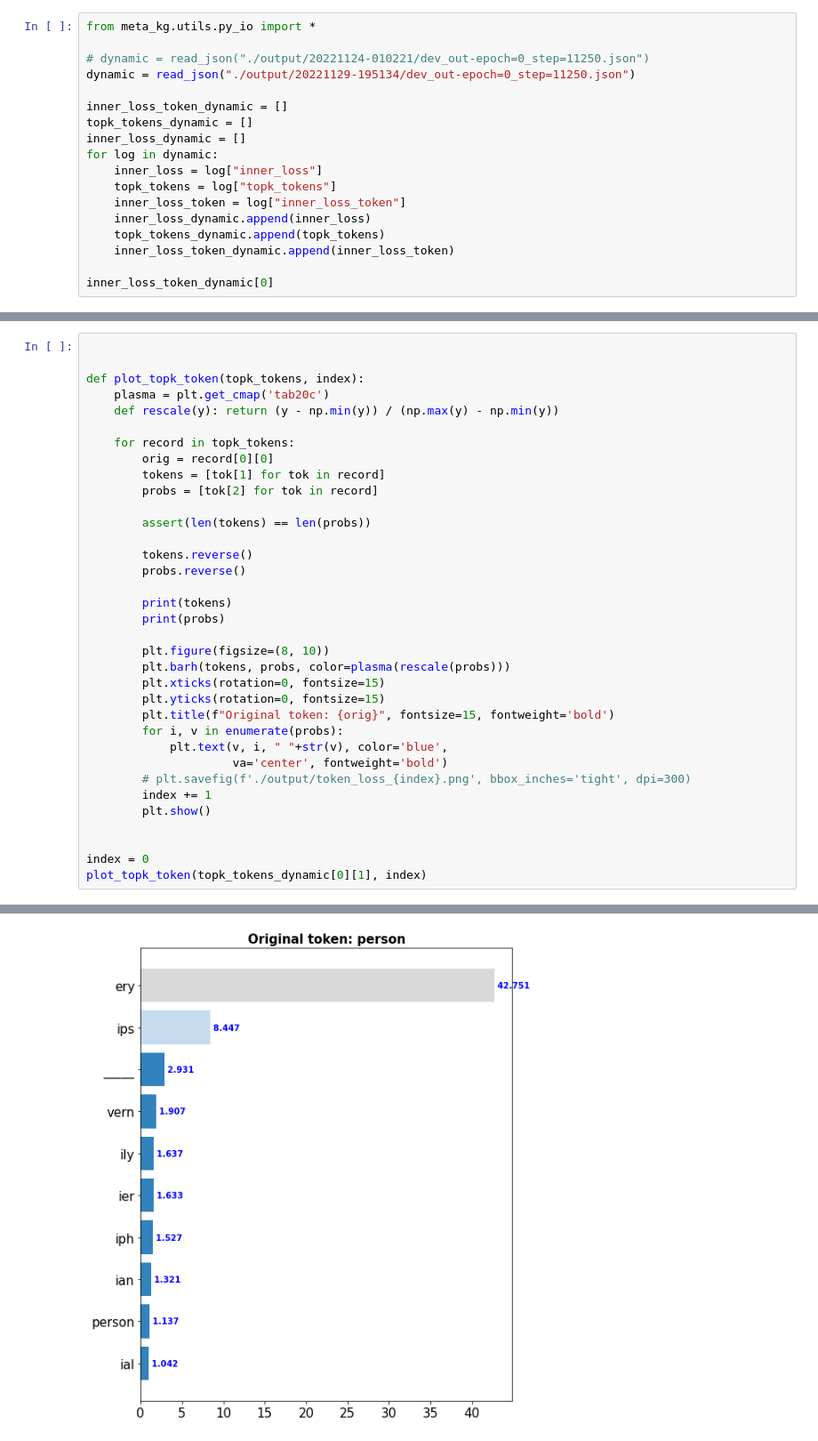
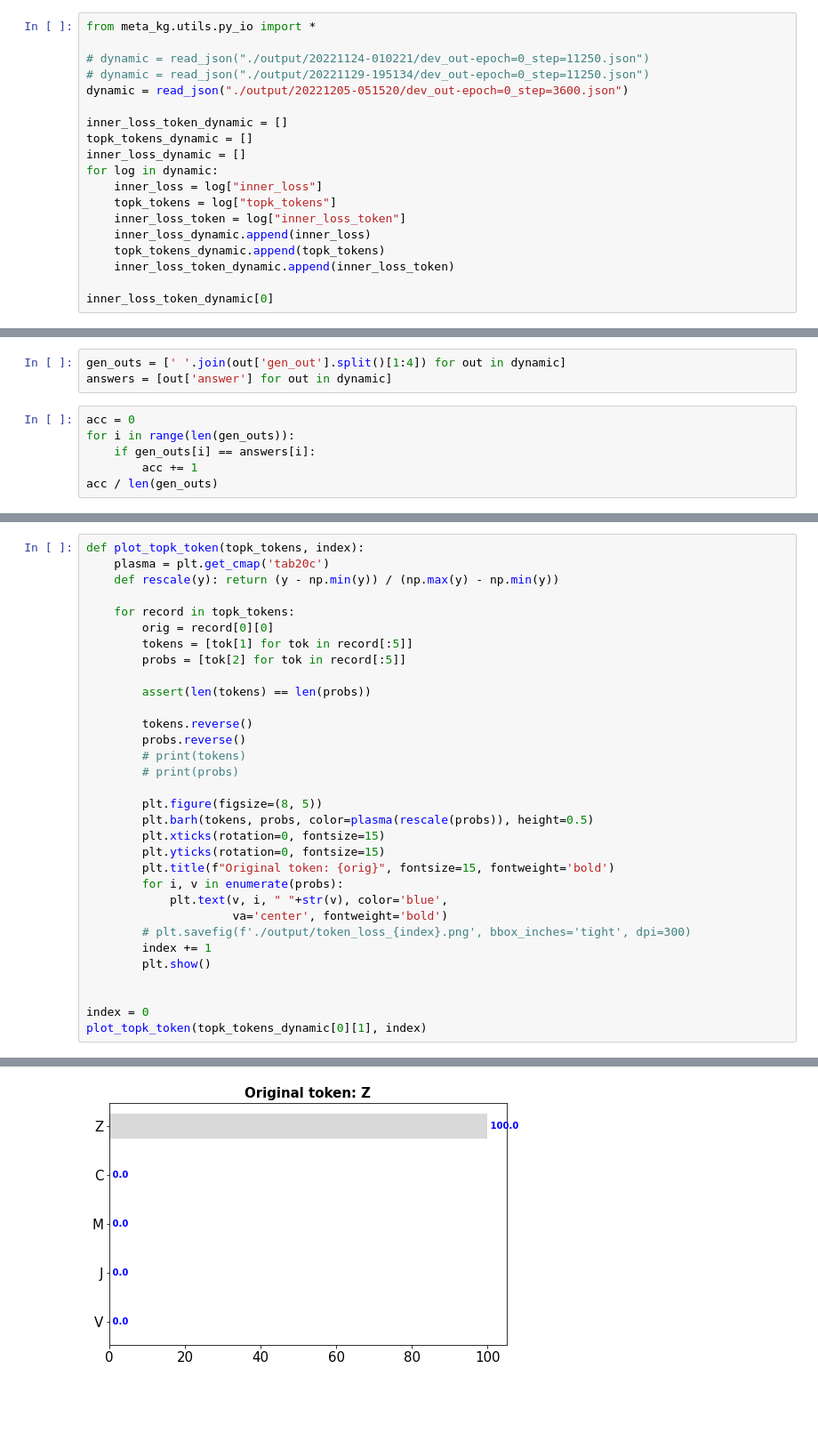
Before and after one commit to eric11eca/reckoning-metakg, a Jupyter notebook: inner_loop_analysis.ipynb, the cells around one changed output, grey strips where cells are left out. Shown: that part at 89% size. Cells and saved outputs as stored; diff of their text form; blank space fills up the shorter version.

```diff
--- a/inner_loop_analysis.ipynb
+++ b/inner_loop_analysis.ipynb
@@ -2,7 +2,8 @@
 from meta_kg.utils.py_io import *
 
 # dynamic = read_json("./output/20221124-010221/dev_out-epoch=0_step=11250.json")
-dynamic = read_json("./output/20221129-195134/dev_out-epoch=0_step=11250.json")
+# dynamic = read_json("./output/20221129-195134/dev_out-epoch=0_step=11250.json")
+dynamic = read_json("./output/20221205-051520/dev_out-epoch=0_step=3600.json")
 
 inner_loss_token_dynamic = []
 topk_tokens_dynamic = []
@@ -35,0 +27,9 @@ inner_loss_token_dynamic[0]
+# %%
+gen_outs = [' '.join(out['gen_out'].split()[1:4]) for out in dynamic]
+answers = [out['answer'] for out in dynamic]
+# %%
+acc = 0
+for i in range(len(gen_outs)):
+    if gen_outs[i] == answers[i]:
+        acc += 1
+acc / len(gen_outs)
@@ -70,25 +75,22 @@ plot_loss_token(inner_loss_token_dynamic[0], index)
 # %%
-
-
 def plot_topk_token(topk_tokens, index):
     plasma = plt.get_cmap('tab20c')
     def rescale(y): return (y - np.min(y)) / (np.max(y) - np.min(y))
 
     for record in topk_tokens:
         orig = record[0][0]
-        tokens = [tok[1] for tok in record]
-        probs = [tok[2] for tok in record]
+        tokens = [tok[1] for tok in record[:5]]
+        probs = [tok[2] for tok in record[:5]]
 
         assert(len(tokens) == len(probs))
 
         tokens.reverse()
         probs.reverse()
+        # print(tokens)
+        # print(probs)
 
-        print(tokens)
-        print(probs)
-
-        plt.figure(figsize=(8, 10))
-        plt.barh(tokens, probs, color=plasma(rescale(probs)))
+        plt.figure(figsize=(8, 5))
+        plt.barh(tokens, probs, color=plasma(rescale(probs)), height=0.5)
         plt.xticks(rotation=0, fontsize=15)
         plt.yticks(rotation=0, fontsize=15)
         plt.title(f"Original token: {orig}", fontsize=15, fontweight='bold')
@@ -108 +108 @@ plot_topk_token(topk_tokens_dynamic[0][1], index)
-[figure, old version]
+[figure, new version]
```
Also changed, not shown: parts of 17 cells of this notebook, 2 other files.
